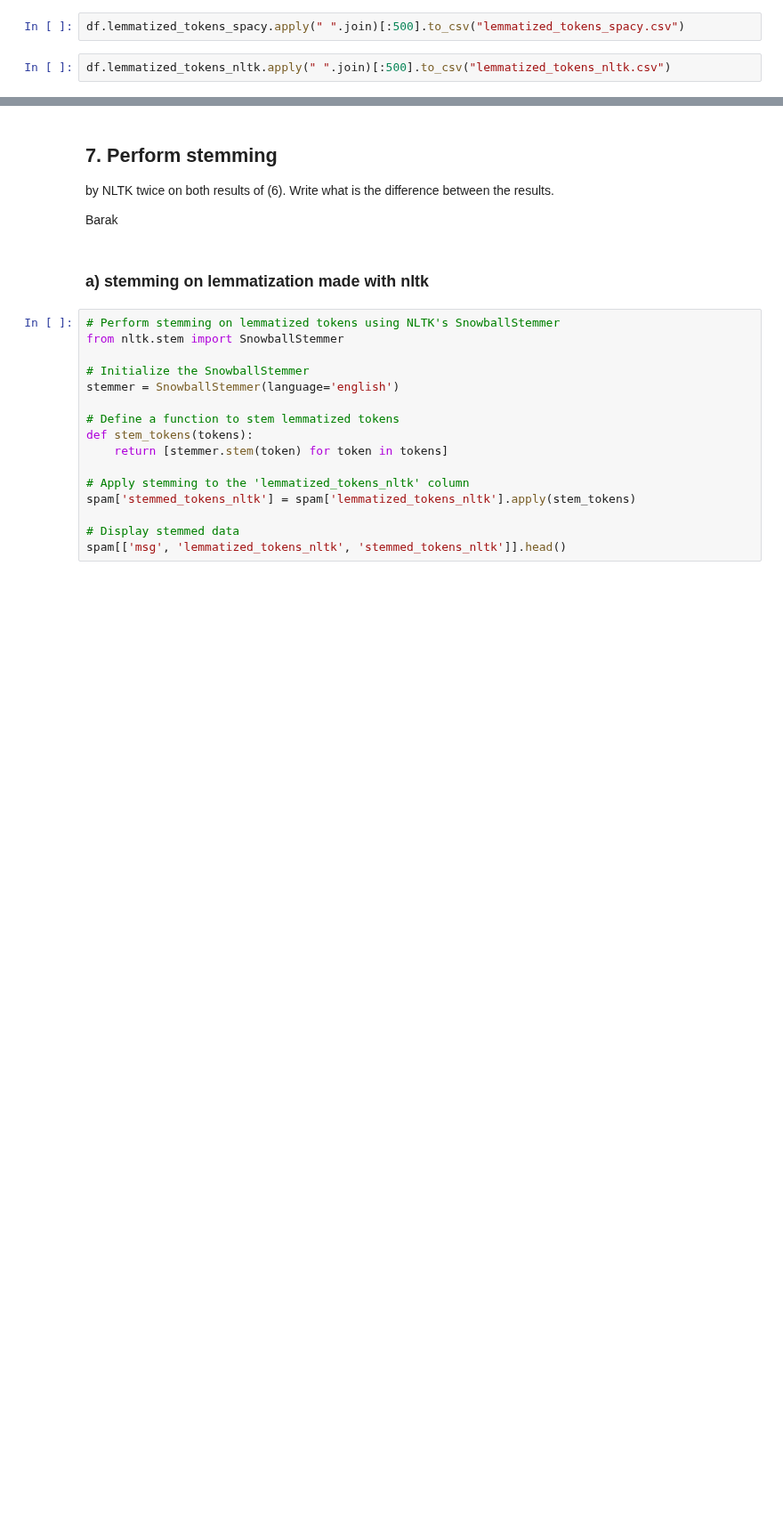
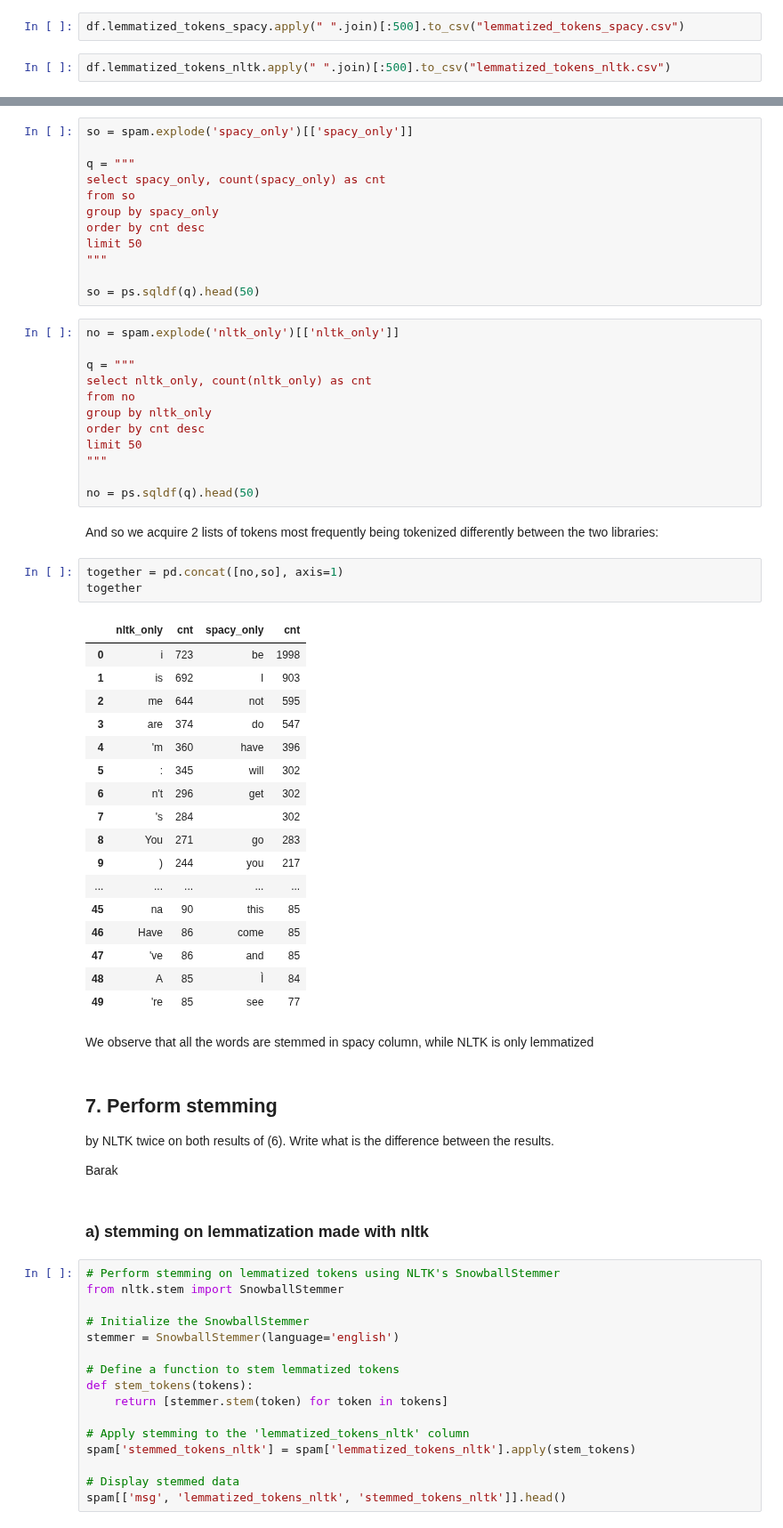
Before and after one commit to vodkolav/DSlab1, a Jupyter notebook: NLP/Assignment1.ipynb, the cells around one changed output, grey strips where cells are left out. Shown at 89% size. Drawn from its saved outputs; the diff is of its cells as text; blank space fills up the shorter version.

```diff
--- a/NLP/Assignment1.ipynb
+++ b/NLP/Assignment1.ipynb
@@ -274,3 +406,52 @@ df.lemmatized_tokens_nltk.apply(" ".join)[:500].to_csv("lemmatized_tokens_nltk.c
+# %%
+so = spam.explode('spacy_only')[['spacy_only']]
+
+q = """
+select spacy_only, count(spacy_only) as cnt
+from so
+group by spacy_only
+order by cnt desc
+limit 50
+"""
+
+so = ps.sqldf(q).head(50)
+# %%
+no = spam.explode('nltk_only')[['nltk_only']]
+
+q = """
+select nltk_only, count(nltk_only) as cnt
+from no
+group by nltk_only
+order by cnt desc
+limit 50
+"""
+
+no = ps.sqldf(q).head(50)
+# %% [markdown]
+And so we acquire 2 lists of tokens most frequently being tokenized differently between the two libraries:
+# %%
+together = pd.concat([no,so], axis=1)
+together
+# %% [output]
+|  | nltk_only | cnt | spacy_only | cnt |
+| 0 | i | 723 | be | 1998 |
+| 1 | is | 692 | I | 903 |
+| 2 | me | 644 | not | 595 |
+| 3 | are | 374 | do | 547 |
+| 4 | 'm | 360 | have | 396 |
+| 5 | : | 345 | will | 302 |
+| 6 | n't | 296 | get | 302 |
+| 7 | 's | 284 |  | 302 |
+| 8 | You | 271 | go | 283 |
+| 9 | ) | 244 | you | 217 |
+| ... | ... | ... | ... | ... |
+| 45 | na | 90 | this | 85 |
+| 46 | Have | 86 | come | 85 |
+| 47 | 've | 86 | and | 85 |
+| 48 | A | 85 | Ì | 84 |
+| 49 | 're | 85 | see | 77 |
+# %% [markdown]
+We observe that all the words are stemmed in spacy column, while NLTK is only lemmatized
 # %% [markdown]
 ## 7. Perform stemming
   by NLTK twice on both results of (6). Write what is the difference between the results.
```
Also changed, not shown: parts of 36 cells of this notebook, 3 other files.
